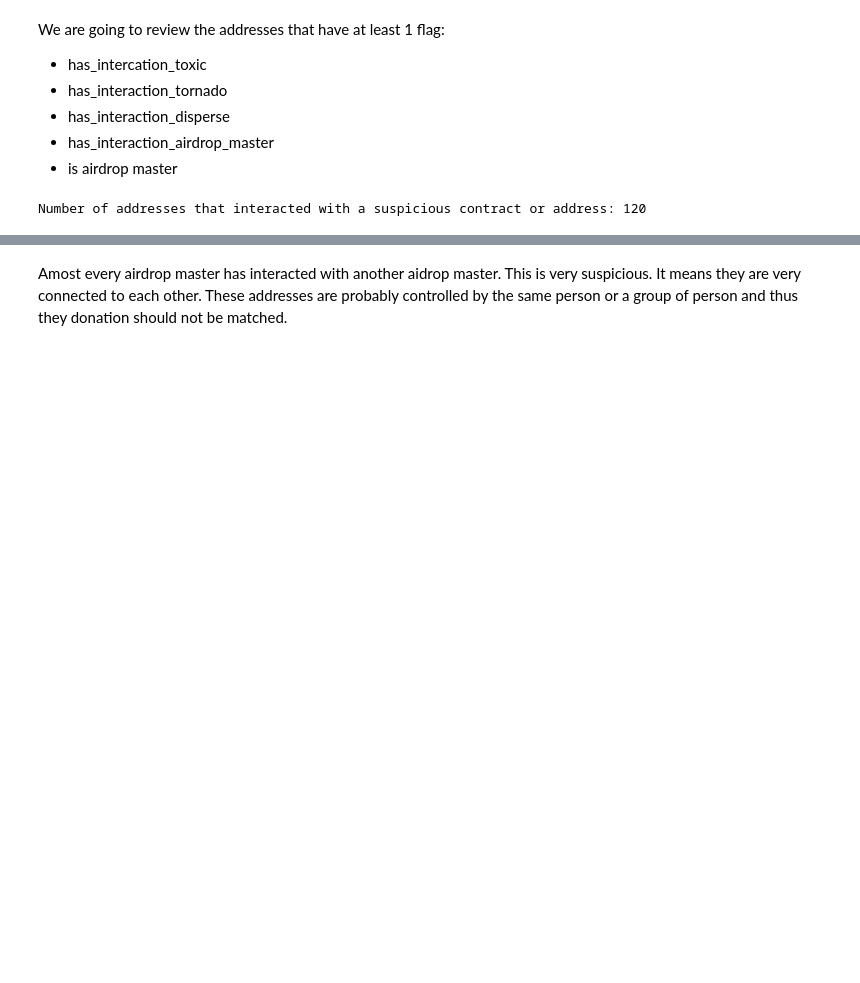
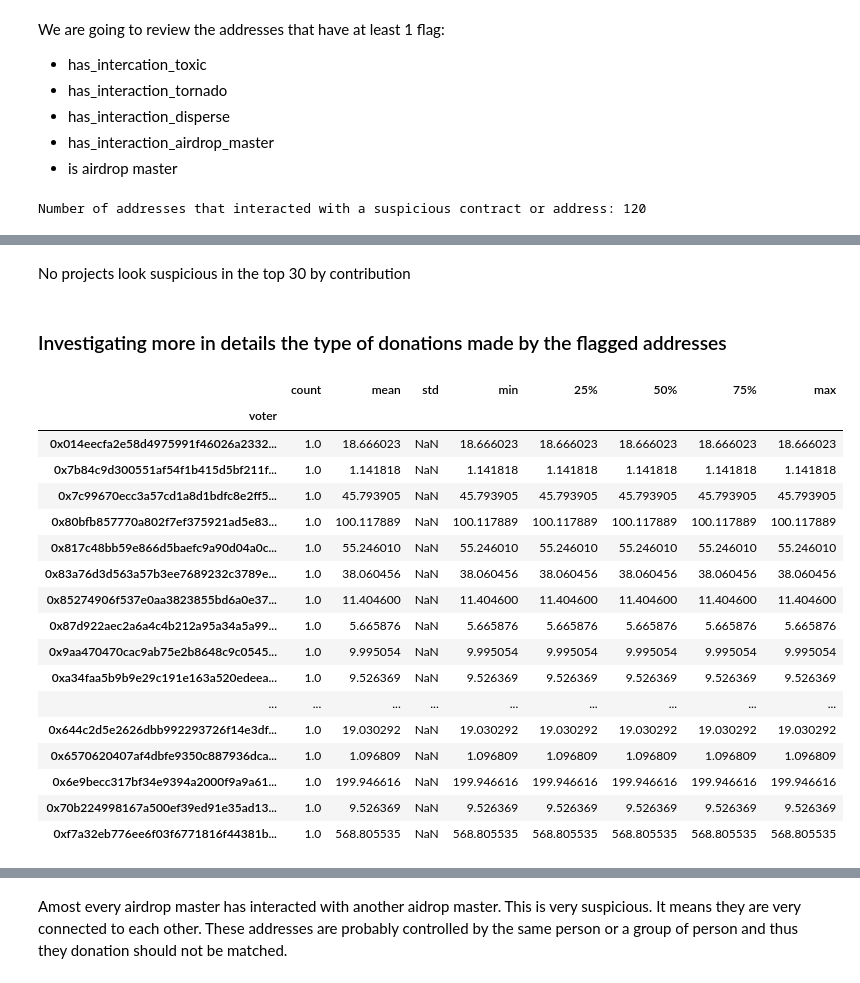
Before and after one commit to poupou-web3/beta-rounds-vote-analysis, a Jupyter notebook: jupyter/analysis-votes-web3-community.ipynb, the cells around one changed output, grey strips where cells are left out. Saved outputs shown, nothing was run; the diff lists cells and outputs as text; code cells hidden in the pictures; blank space fills up the shorter version.

```diff
--- a/jupyter/analysis-votes-web3-community.ipynb
+++ b/jupyter/analysis-votes-web3-community.ipynb
@@ -551,0 +553,28 @@ See the caveats in the documentation: https://pandas.pydata.org/pandas-docs/stab
+# %% [markdown]
+No projects look suspicious in the top 30 by contribution
+# %% [markdown]
+### Investigating more in details the type of donations made by the flagged addresses
+# %%
+# look at the average donation in USD
+gb_donation_usd = df_vote_interact_sus.groupby('voter').describe()['amountUSD']
+# %%
+gb_donation_usd[gb_donation_usd['count'] == 1].sort_values(by='count', ascending=True)
+# %% [output]
+|  | count | mean | std | min | 25% | 50% | 75% | max |
+| voter |  |  |  |  |  |  |  |  |
+| 0x014eecfa2e58d4975991f46026a2332... | 1.0 | 18.666023 | NaN | 18.666023 | 18.666023 | 18.666023 | 18.666023 | 18.666023 |
+| 0x7b84c9d300551af54f1b415d5bf211f... | 1.0 | 1.141818 | NaN | 1.141818 | 1.141818 | 1.141818 | 1.141818 | 1.141818 |
+| 0x7c99670ecc3a57cd1a8d1bdfc8e2ff5... | 1.0 | 45.793905 | NaN | 45.793905 | 45.793905 | 45.793905 | 45.793905 | 45.793905 |
+| 0x80bfb857770a802f7ef375921ad5e83... | 1.0 | 100.117889 | NaN | 100.117889 | 100.117889 | 100.117889 | 100.117889 | 100.117889 |
+| 0x817c48bb59e866d5baefc9a90d04a0c... | 1.0 | 55.246010 | NaN | 55.246010 | 55.246010 | 55.246010 | 55.246010 | 55.246010 |
+| 0x83a76d3d563a57b3ee7689232c3789e... | 1.0 | 38.060456 | NaN | 38.060456 | 38.060456 | 38.060456 | 38.060456 | 38.060456 |
+| 0x85274906f537e0aa3823855bd6a0e37... | 1.0 | 11.404600 | NaN | 11.404600 | 11.404600 | 11.404600 | 11.404600 | 11.404600 |
+| 0x87d922aec2a6a4c4b212a95a34a5a99... | 1.0 | 5.665876 | NaN | 5.665876 | 5.665876 | 5.665876 | 5.665876 | 5.665876 |
+| 0x9aa470470cac9ab75e2b8648c9c0545... | 1.0 | 9.995054 | NaN | 9.995054 | 9.995054 | 9.995054 | 9.995054 | 9.995054 |
+| 0xa34faa5b9b9e29c191e163a520edeea... | 1.0 | 9.526369 | NaN | 9.526369 | 9.526369 | 9.526369 | 9.526369 | 9.526369 |
+| ... | ... | ... | ... | ... | ... | ... | ... | ... |
+| 0x644c2d5e2626dbb992293726f14e3df... | 1.0 | 19.030292 | NaN | 19.030292 | 19.030292 | 19.030292 | 19.030292 | 19.030292 |
+| 0x6570620407af4dbfe9350c887936dca... | 1.0 | 1.096809 | NaN | 1.096809 | 1.096809 | 1.096809 | 1.096809 | 1.096809 |
+| 0x6e9becc317bf34e9394a2000f9a9a61... | 1.0 | 199.946616 | NaN | 199.946616 | 199.946616 | 199.946616 | 199.946616 | 199.946616 |
+| 0x70b224998167a500ef39ed91e35ad13... | 1.0 | 9.526369 | NaN | 9.526369 | 9.526369 | 9.526369 | 9.526369 | 9.526369 |
+| 0xf7a32eb776ee6f03f6771816f44381b... | 1.0 | 568.805535 | NaN | 568.805535 | 568.805535 | 568.805535 | 568.805535 | 568.805535 |
```
Also changed, not shown: parts of 17 cells of this notebook.
